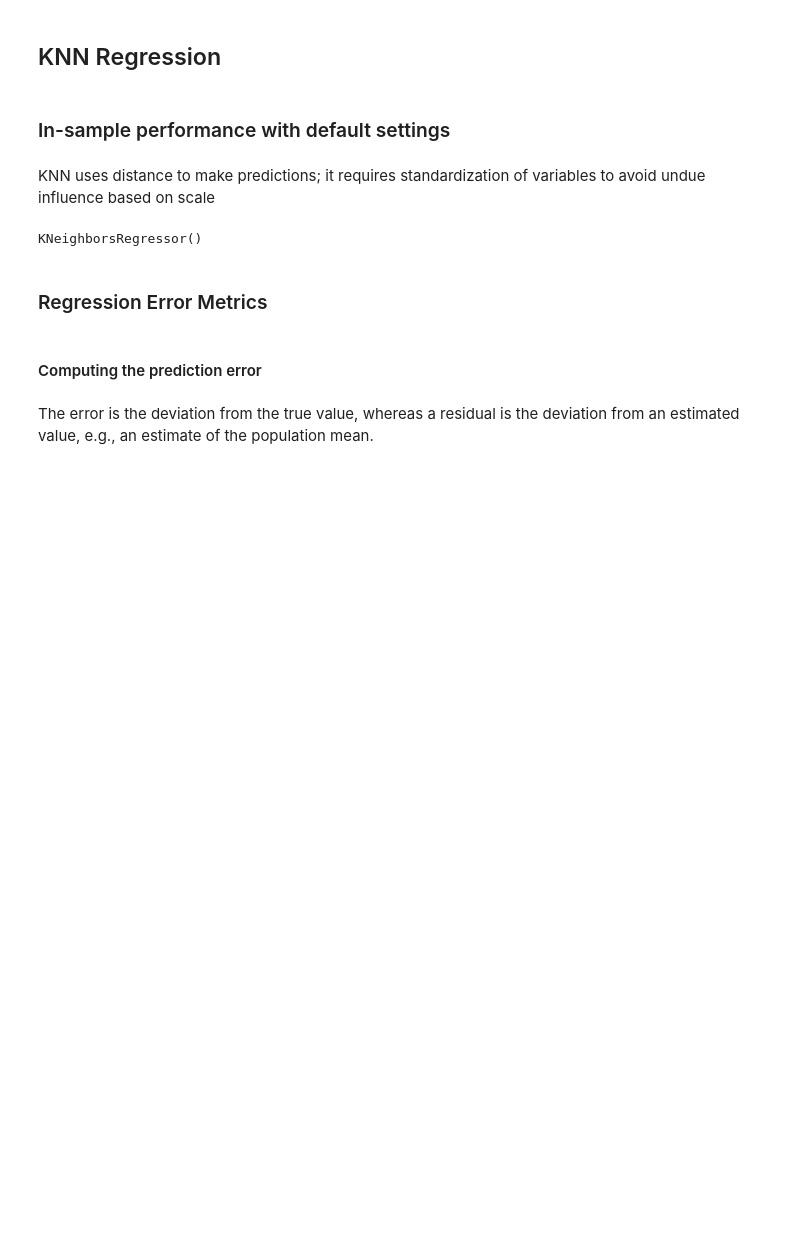
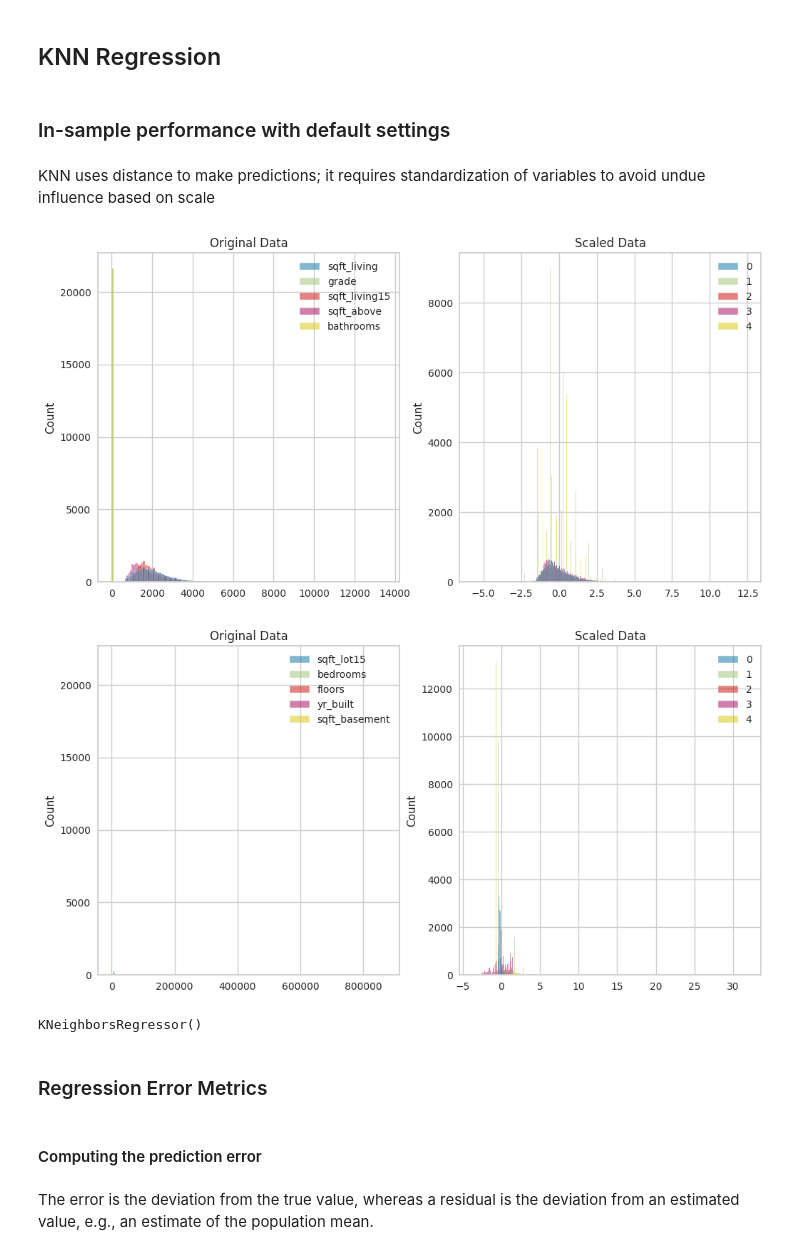
Before and after one commit to kubakakauko/machine-learning-for-trading, a Jupyter notebook: 06_machine_learning_process/01_machine_learning_workflow.ipynb, the cells around one changed output. Cells and saved outputs as stored; diff of their text form; code cells hidden in the pictures; blank space fills up the shorter version.

```diff
--- a/06_machine_learning_process/01_machine_learning_workflow.ipynb
+++ b/06_machine_learning_process/01_machine_learning_workflow.ipynb
@@ -151,6 +151,34 @@ correl.sort_values().plot.barh();
 KNN uses distance to make predictions; it requires standardization of variables to avoid undue influence based on scale
 # %%
 X_scaled = scale(X)
+# %%
+import matplotlib.pyplot as plt
+import seaborn as sns
+
+# Set the batch size
+batch_size = 5
+
+# Loop through the variables in batches
+for i in range(0, X.shape[1], batch_size):
+    X_batch = X.iloc[:, i:i+batch_size]
+    X_batch_scaled = scale(X_batch)
+
+    # Create a figure with two subplots
+    fig, axs = plt.subplots(1, 2, figsize=(12, 6))
+
+    # Plot the original data
+    sns.histplot(X_batch, ax=axs[0])
+    axs[0].set_title('Original Data')
+
+    # Plot the scaled data
+    sns.histplot(X_batch_scaled, ax=axs[1])
+    axs[1].set_title('Scaled Data')
+
+    # Show the plot
+    plt.show()
+# %% [output]
+[figure, added]
+[figure, added]
 # %%
 model = KNeighborsRegressor()
 model.fit(X=X_scaled, y=y)
```
Also changed, not shown: parts of 23 cells of this notebook, 19 other files.
